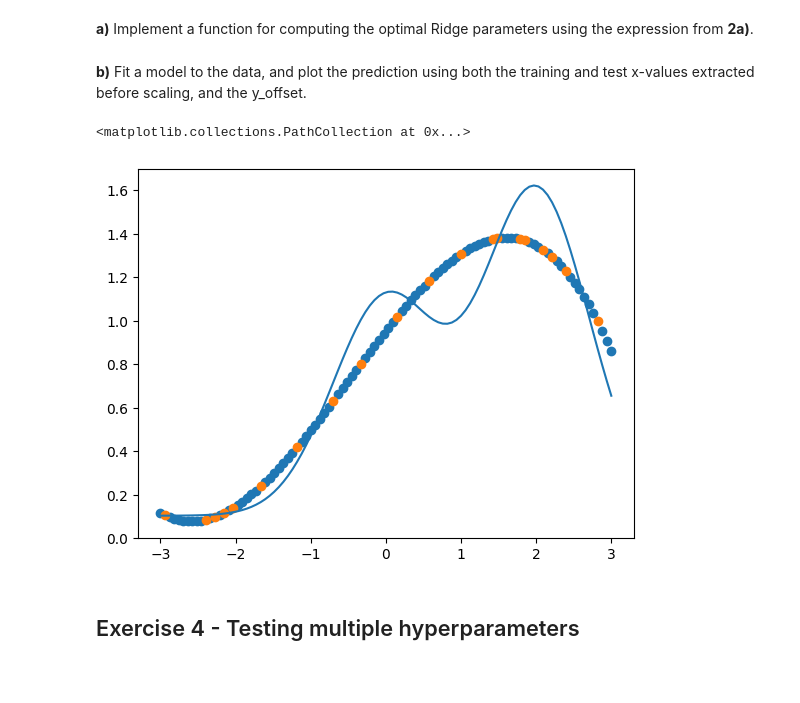
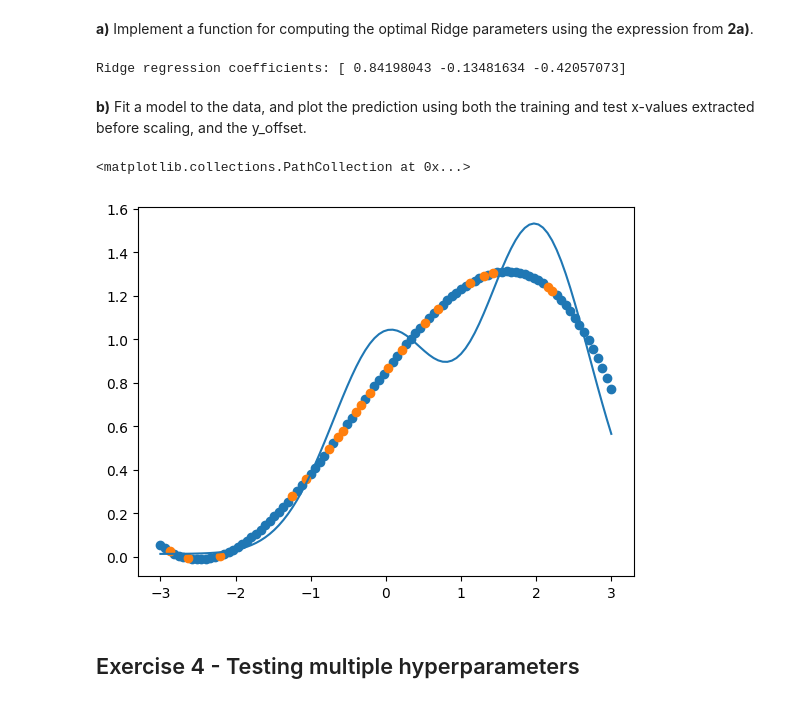
Before and after one commit to komandoyoko/Yoan_FYS_STK4155, a Jupyter notebook: exercisesweek36.ipynb, the cells around one changed output. Cells and saved outputs as stored; diff of their text form; code cells hidden in the pictures; blank space fills up the shorter version.

```diff
--- a/exercisesweek36.ipynb
+++ b/exercisesweek36.ipynb
@@ -197,20 +193,33 @@ y_offset = np.mean(y_train)
 # %% [markdown]
 **a)** Implement a function for computing the optimal Ridge parameters using the expression from **2a)**.
 # %%
-def Ridge_parameters(X, y):
-    # Assumes X is scaled and has no intercept column
-    return np.linalg.inv(X.T @ X) @ X.T @ y
+def Ridge_parameters(X, y, lambda_):
 
-beta = Ridge_parameters(X_train_s, y_train)
+    I = np.eye(X.shape[1])  # Identity matrix of size (n_features, n_features)
+
+    # Ridge formula
+    beta_ridge = np.linalg.inv(X.T @ X + lambda_ * I) @ (X.T @ y)
+
+    return beta_ridge
+
+lambda_ = 0.1  # Regularization parameter
+beta = Ridge_parameters(X_train_s, y_train, lambda_)
+
+print("Ridge regression coefficients:", beta)
+# %% [output]
+Ridge regression coefficients: [ 0.84198043 -0.13481634 -0.42057073]
 # %% [markdown]
 **b)** Fit a model to the data, and plot the prediction using both the training and test x-values extracted before scaling, and the y_offset.
 # %%
+x_train_original = x_train
+x_test_original = x_test
+
 plt.plot(x, y)
 plt.scatter(x_train, X_train_s @ beta + y_offset)
 plt.scatter(x_test, X_test_s @ beta + y_offset)
 # %% [output]
 <matplotlib.collections.PathCollection at 0x...>
-[figure, old version]
+[figure, new version]
 # %% [markdown]
 ## Exercise 4 - Testing multiple hyperparameters
 # %% [markdown]
```
Also changed, not shown: parts of 4 cells of this notebook.
